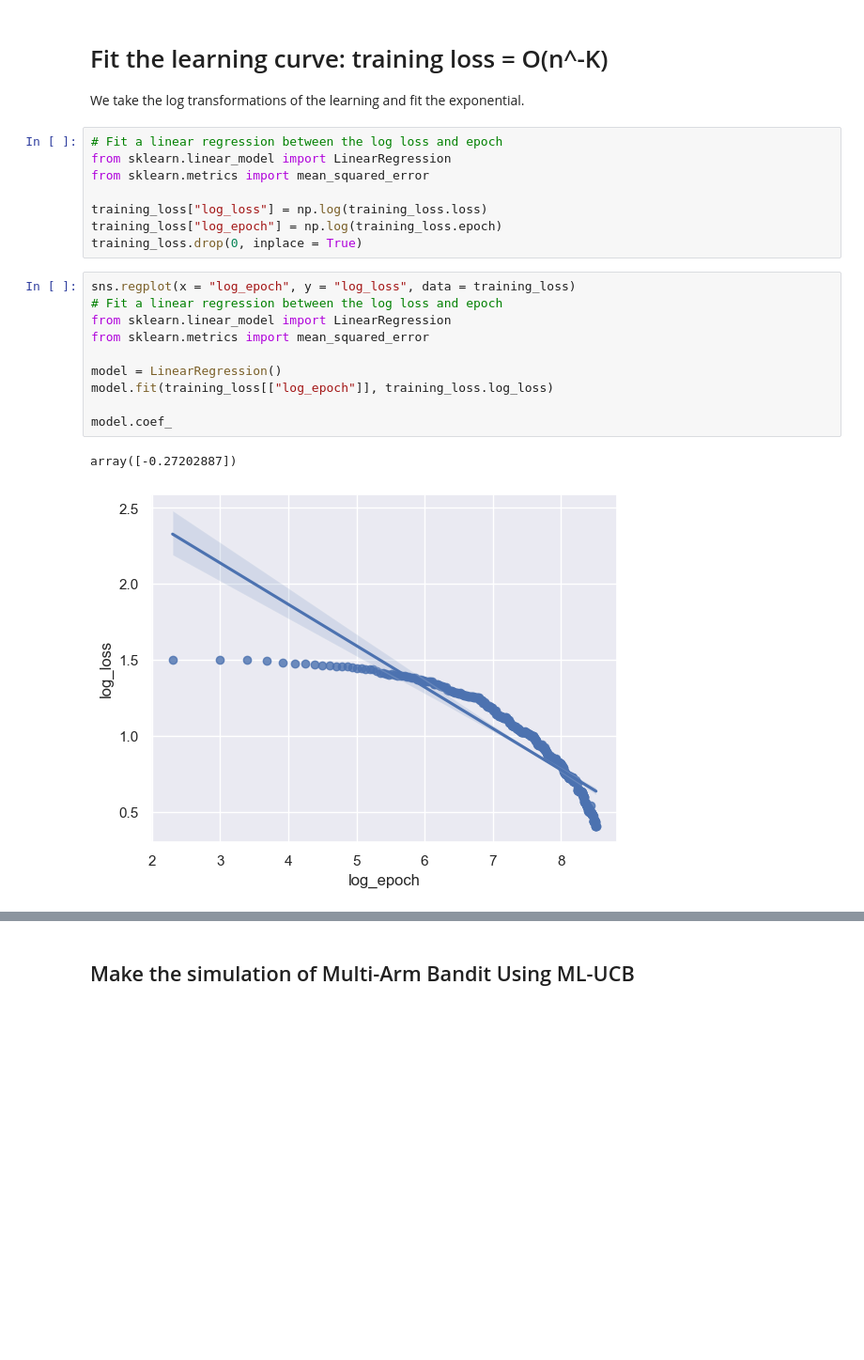
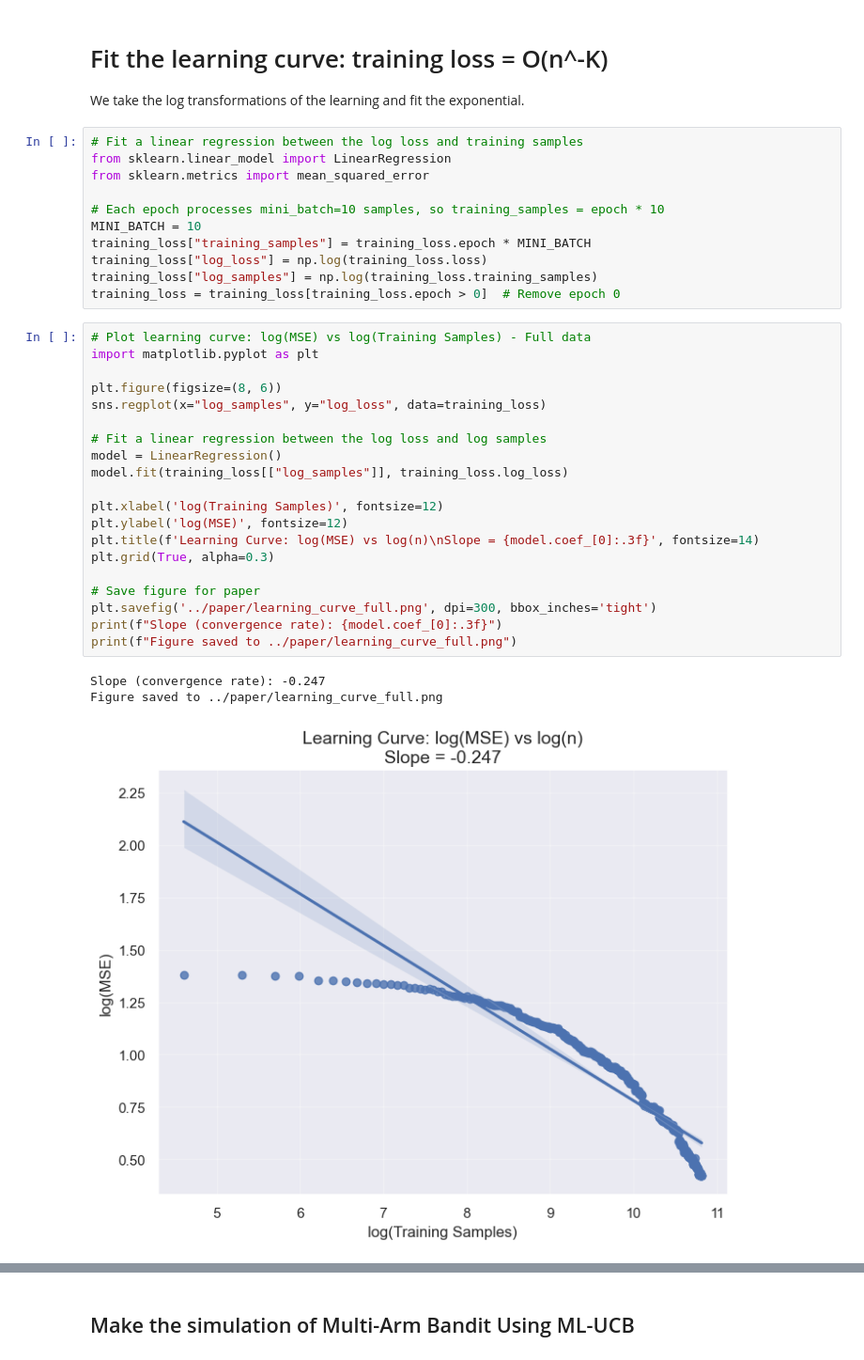
Before and after one commit to Yajingleo/ml_ucb, a Jupyter notebook: colab/rating_model.ipynb, the cells around one changed output, grey strips where cells are left out. Shown at 94% size. Saved outputs shown, nothing was run; the diff lists cells and outputs as text; blank space fills up the shorter version.

```diff
--- a/colab/rating_model.ipynb
+++ b/colab/rating_model.ipynb
@@ -459,24 +478,38 @@ sns.heatmap(movie_matrix.dot(user_matrix.T) * has_rated_matrix)
 
 We take the log transformations of the learning and fit the exponential.
 # %%
-# Fit a linear regression between the log loss and epoch
+# Fit a linear regression between the log loss and training samples
 from sklearn.linear_model import LinearRegression
 from sklearn.metrics import mean_squared_error
 
+# Each epoch processes mini_batch=10 samples, so training_samples = epoch * 10
+MINI_BATCH = 10
+training_loss["training_samples"] = training_loss.epoch * MINI_BATCH
 training_loss["log_loss"] = np.log(training_loss.loss)
-training_loss["log_epoch"] = np.log(training_loss.epoch)
-training_loss.drop(0, inplace = True)
+training_loss["log_samples"] = np.log(training_loss.training_samples)
+training_loss = training_loss[training_loss.epoch > 0]  # Remove epoch 0
 # %%
-sns.regplot(x = "log_epoch", y = "log_loss", data = training_loss)
-# Fit a linear regression between the log loss and epoch
-from sklearn.linear_model import LinearRegression
-from sklearn.metrics import mean_squared_error
+# Plot learning curve: log(MSE) vs log(Training Samples) - Full data
+import matplotlib.pyplot as plt
 
+plt.figure(figsize=(8, 6))
+sns.regplot(x="log_samples", y="log_loss", data=training_loss)
+
+# Fit a linear regression between the log loss and log samples
 model = LinearRegression()
-model.fit(training_loss[["log_epoch"]], training_loss.log_loss)
+model.fit(training_loss[["log_samples"]], training_loss.log_loss)
 
-model.coef_
+plt.xlabel('log(Training Samples)', fontsize=12)
+plt.ylabel('log(MSE)', fontsize=12)
+plt.title(f'Learning Curve: log(MSE) vs log(n)\nSlope = {model.coef_[0]:.3f}', fontsize=14)
+plt.grid(True, alpha=0.3)
+
+# Save figure for paper
+plt.savefig('../paper/learning_curve_full.png', dpi=300, bbox_inches='tight')
+print(f"Slope (convergence rate): {model.coef_[0]:.3f}")
+print(f"Figure saved to ../paper/learning_curve_full.png")
 # %% [output]
-array([-0.27202887])
+Slope (convergence rate): -0.247
+Figure saved to ../paper/learning_curve_full.png
-[figure, old version]
+[figure, new version]
 # %%
```
Also changed, not shown: parts of 23 cells of this notebook.
